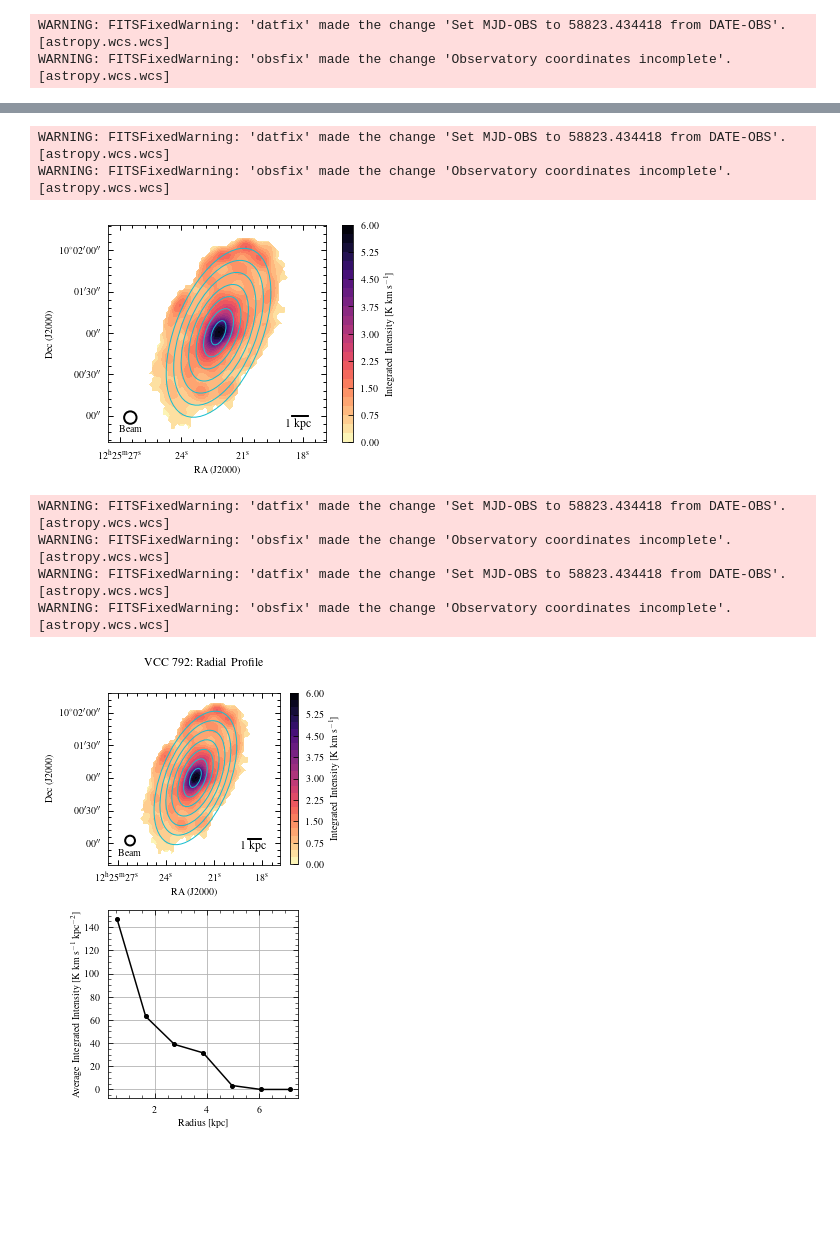
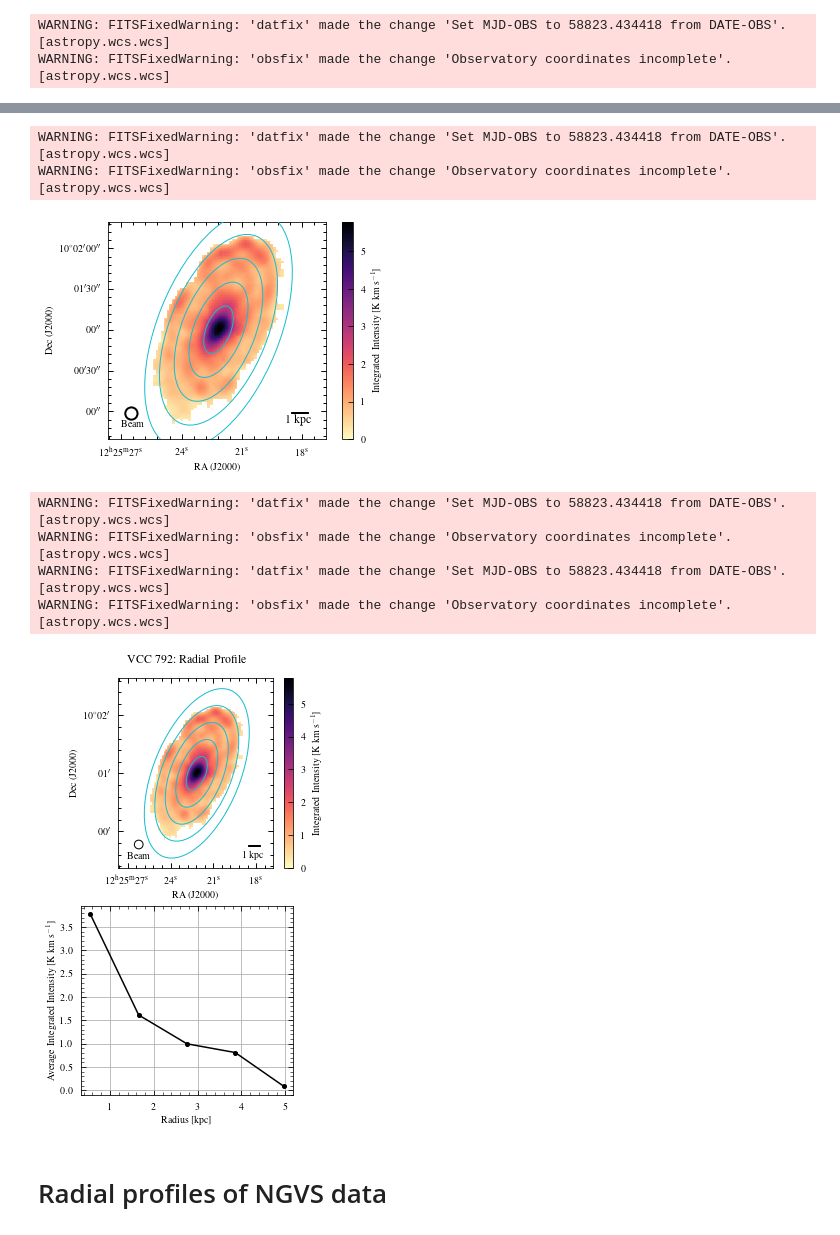
Before and after one commit to BearBearCodes/coop_f2021, a Jupyter notebook: warmup/radial_profiles.ipynb, the cells around one changed output, grey strips where cells are left out. Saved outputs shown, nothing was run; the diff lists cells and outputs as text; code cells hidden in the pictures; blank space fills up the shorter version.

Commit message:
radial profile plot debugging hell

```diff
--- a/warmup/radial_profiles.ipynb
+++ b/warmup/radial_profiles.ipynb
@@ -223,5 +428,4 @@ def radio_radial_profile(
 # %%
-
 #
 co_type = "9as"  # "nyquist" or "9as"
 co_unit = "Kkms-1"  # "Msolpc" or "Kkms-1"
@@ -232,7 +436,7 @@ if co_type == "9as":
     co_path = f"/arc/home/IsaacCheng/coop_f2021/vertico_data/v1.3/9arcsec/NGC4380/NGC4380_7m+tp_co21_pbcorr_9as_round_mom0_{co_unit}.fits"  # 9 arcsec
     co_unc_path = "/arc/home/IsaacCheng/coop_f2021/vertico_data/v1.3/9arcsec/NGC4380/NGC4380_7m+tp_co21_pbcorr_9as_round_mom0_unc.fits"  # 9 arcsec
 elif co_type == "nyquist":
-    co_path = "/arc/home/IsaacCheng/coop_f2021/vertico_data/v1.3/nyquistPix/9arcsec/NGC4380/NGC4380_7m+tp_co21_pbcorr_9as_np_round_mom0_Msolpc-2.fits"  # Nyquist
+    co_path = f"/arc/home/IsaacCheng/coop_f2021/vertico_data/v1.3/nyquistPix/9arcsec/NGC4380/NGC4380_7m+tp_co21_pbcorr_9as_np_round_mom0_{co_unit}.fits"  # Nyquist
     co_unc_path = "/arc/home/IsaacCheng/coop_f2021/vertico_data/v1.3/nyquistPix/9arcsec/NGC4380/NGC4380_7m+tp_co21_pbcorr_9as_np_round_mom0_unc.fits"  # Nyquist
 else:
     raise ValueError("co_type must be '9as' or 'nyquist'")
@@ -333,7 +570,8 @@ WARNING: FITSFixedWarning: 'obsfix' made the change 'Observatory coordinates inc
 # %%
 fig, ax = plt.subplots(subplot_kw={"projection": wcs_co})
 data_co_masked = np.ma.masked_where(data_co <= 0, data_co).filled(np.nan)
-img = ax.contourf(data_co_masked, cmap="magma_r", levels=22)
+# img = ax.contourf(data_co_masked, cmap="magma_r", levels=22)
+img = ax.imshow(data_co_masked, cmap="magma_r", vmin=0)
 cbar = fig.colorbar(img)
 cbar.ax.minorticks_off()
 cbar.set_label(r"Integrated Intensity [$\rm K\; km\; s^{-1}$]")
@@ -347,8 +585,8 @@ for annulus in vcc792_annuli[::-1]:  # plot annuli from outer to inner
         height = annulus.a
     ellipse = Ellipse(
         xy=annulus.positions,
-        width=width,
-        height=height,
+        width=width * 2,  # full major/minor axis
+        height=height * 2,  # full major/minor axis
         # PA is 90 deg offset from x-y axes by convention,  (it is angle from NCP)
         angle=(np.rad2deg(annulus.theta) - 90) % 360.0,
         ls="-", edgecolor="tab:cyan", fc='None', lw=1, zorder=2
@@ -378,12 +616,16 @@ plt.show()
 # %% [output]
 WARNING: FITSFixedWarning: 'datfix' made the change 'Set MJD-OBS to 58823.434418 from DATE-OBS'. [astropy.wcs.wcs]
 WARNING: FITSFixedWarning: 'obsfix' made the change 'Observatory coordinates incomplete'. [astropy.wcs.wcs]
-[figure, old version]
+[figure, new version]
 # %%
+%matplotlib inline
+plt.close("all")
+#
 fig = plt.figure(figsize=mpl.figure.figaspect(1.7))
 ax = fig.add_subplot(2, 1, 1, projection=wcs_co)
 data_co_masked = np.ma.masked_where(data_co <= 0, data_co).filled(np.nan)
-img = ax.contourf(data_co_masked, cmap="magma_r", levels=22)
+# img = ax.contourf(data_co_masked, cmap="magma_r", levels=22)
+img = ax.imshow(data_co_masked, cmap="magma_r", vmin=0)
 cbar = fig.colorbar(img, fraction=0.045)
 cbar.ax.minorticks_off()
 cbar.set_label(r"Integrated Intensity [$\rm K\; km\; s^{-1}$]")
@@ -397,29 +639,33 @@ for annulus in vcc792_annuli[::-1]:  # plot annuli from outer to inner
         height = annulus.a
     ellipse = Ellipse(
         xy=annulus.positions,
-        width=width,
-        height=height,
+        width=width * 2,  # full major/minor axis
+        height=height * 2,  # full major/minor axis
         # PA is 90 deg offset from x-y axes by convention,  (it is angle from NCP)
         angle=(np.rad2deg(annulus.theta) - 90) % 360.0,
         ls="-", edgecolor="tab:cyan", fc='None', lw=1, zorder=2
     )
     ax.add_patch(ellipse)
+ax.set_ylim(-9, data_co.shape[0] + 9)
 # Add beam size
 co_beam_major, co_beam_minor, co_beam_pa = get_beam_size(header_co)
-xbeam, ybeam = 10, 11
+# xbeam, ybeam = 10, 11
+xbeam, ybeam = 10, 3
 ellipse = Ellipse(
     xy=(xbeam, ybeam),
     width=co_beam_minor,
     height=co_beam_major,
     # PA is 90 deg offset from x-y axes by convention,  (it is angle from NCP)
     angle=(co_beam_pa - 90) % 360.0,
-    ls="-", edgecolor="k", fc='None', lw=2, zorder=2
+    ls="-", edgecolor="k", fc='None', lw=1, zorder=2
 )
 ax.add_patch(ellipse)
-xtxt, ytxt = (xbeam - 5.5, ybeam - 7)
+# xtxt, ytxt = (xbeam - 5.5, ybeam - 7)
+xtxt, ytxt = (xbeam - 6, ybeam - 7)
 ax.text(xtxt, ytxt, "Beam")
 # Add scalebar
-utils.add_scalebar(ax, wcs_co, vcc792_dist, scalebar_factor=1, label="1 kpc")
+utils.add_scalebar(ax, wcs_co, vcc792_dist, scalebar_factor=1, label="1 kpc",
+                   fontsize=10, pad=0.75, sep=4)
 #
 ax.set_xlabel("RA (J2000)")
 ax.set_ylabel("Dec (J2000)")
@@ -428,37 +674,43 @@ ax.set_aspect("equal")
 #
 ax2 = fig.add_subplot(2, 1, 2)
 pc_per_px = utils.calc_pixel_size(WCS(header_co), dist=vcc792_dist)[0]
 annuli_area = (
     np.array([annulus.area for annulus in vcc792_annuli])
-    * pc_per_px[0].value / 1000
-    * pc_per_px[1].value / 1000
+    # * pc_per_px[0] / 1000
+    # * pc_per_px[1] / 1000
 )
 avg_co = vcc792_sum_data / annuli_area
 avg_co_err = vcc792_sum_noise / annuli_area
 #
 ebar = ax2.errorbar(
     x=vcc792_radii * pc_per_px[0] / 1000,  # square pixels
     y=avg_co,
-    # yerr=avg_co_err / (avg_co * np.log(10)),
+    yerr=avg_co_err / (avg_co * np.log(10)),
     fmt="-o",
     markersize=4,
     color="k",
     ecolor="r",
     elinewidth=1,
     capsize=2,
 )
-# ebar[-1][0].set_linestyle("--")
+ebar[-1][0].set_linestyle("--")
+# ax2.semilogy()
+# ax2.set_ylim(bottom=1)
+# ax2.grid(False)
 ax2.set_xlabel("Radius [kpc]")
-ax2.set_ylabel(r"Average Integrated Intensity [$\rm K\; km\; s^{-1}\; kpc^{-2}$]")
+# ax2.set_ylabel(r"Average Integrated Intensity [$\rm K\; km\; s^{-1}\; kpc^{-2}$]")
+ax2.set_ylabel(r"Average Integrated Intensity [$\rm K\; km\; s^{-1}$]")
 #
 fig.suptitle("VCC 792: Radial Profile")
 fig.tight_layout()
 plt.subplots_adjust(hspace=0.2)
-# fig.savefig("imgs/vcc792_rad_prof_Kkms.pdf")
+# fig.savefig("imgs/vcc792_rad_prof_Kkms_v2.pdf")
 plt.show()
 # %% [output]
 WARNING: FITSFixedWarning: 'datfix' made the change 'Set MJD-OBS to 58823.434418 from DATE-OBS'. [astropy.wcs.wcs]
 WARNING: FITSFixedWarning: 'obsfix' made the change 'Observatory coordinates incomplete'. [astropy.wcs.wcs]
 WARNING: FITSFixedWarning: 'datfix' made the change 'Set MJD-OBS to 58823.434418 from DATE-OBS'. [astropy.wcs.wcs]
 WARNING: FITSFixedWarning: 'obsfix' made the change 'Observatory coordinates incomplete'. [astropy.wcs.wcs]
-[figure, old version]
+[figure, new version]
+# %% [markdown]
+# Radial profiles of NGVS data
```
Also changed, not shown: parts of 12 cells of this notebook, 2 other files.
